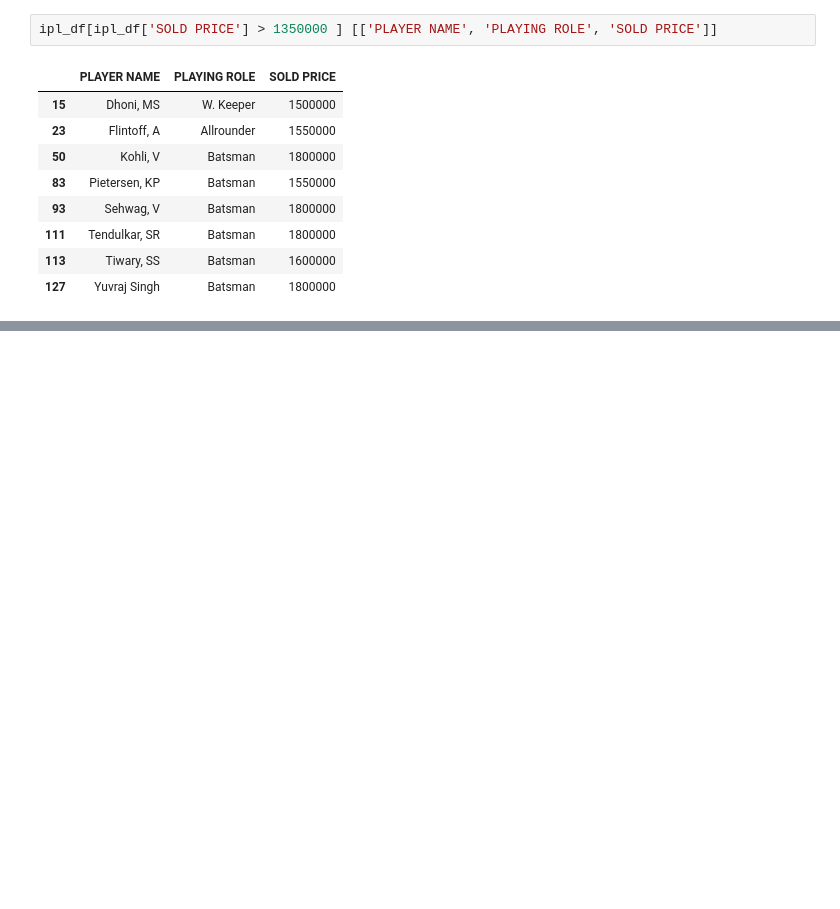
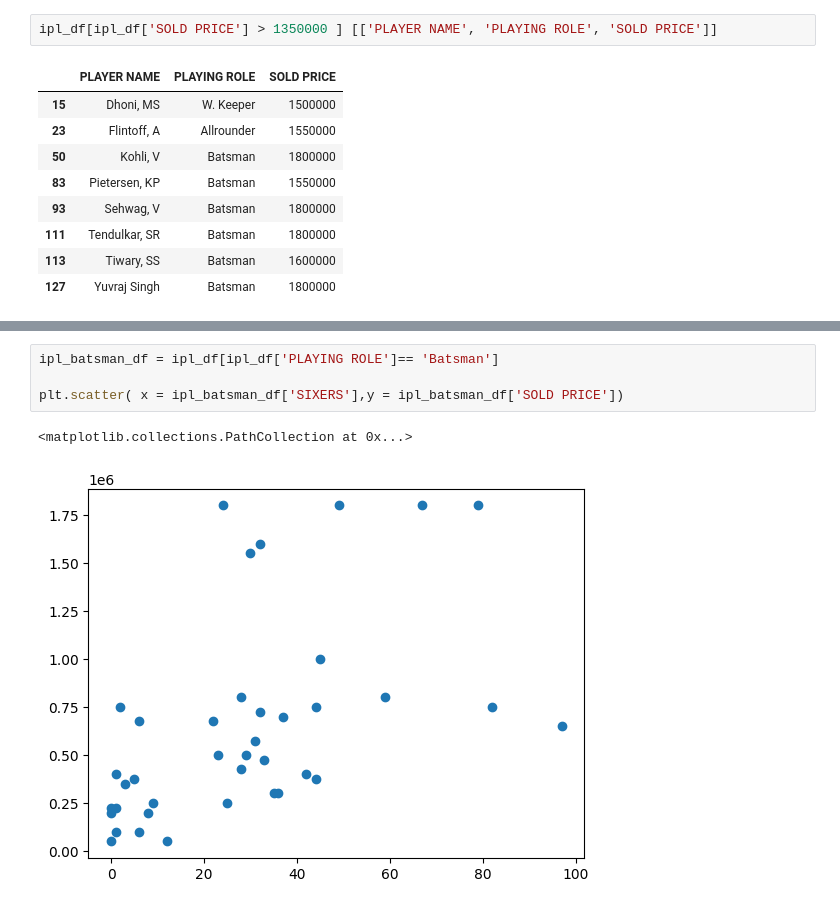
Before and after one commit to aparna-2001/machine_learning_using_python, a Jupyter notebook: Descriptive_analysis_ipl_data.ipynb, the cells around one changed output, grey strips where cells are left out. Cells and saved outputs as stored; diff of their text form; blank space fills up the shorter version.

```diff
--- a/Descriptive_analysis_ipl_data.ipynb
+++ b/Descriptive_analysis_ipl_data.ipynb
@@ -302,0 +368,7 @@ ipl_df[ipl_df['SOLD PRICE'] > 1350000 ] [['PLAYER NAME', 'PLAYING ROLE', 'SOLD P
+# %%
+ipl_batsman_df = ipl_df[ipl_df['PLAYING ROLE']== 'Batsman']
+
+plt.scatter( x = ipl_batsman_df['SIXERS'],y = ipl_batsman_df['SOLD PRICE'])
+# %% [output]
+<matplotlib.collections.PathCollection at 0x...>
+[figure, added]
```
Also changed, not shown: parts of 14 cells of this notebook.
